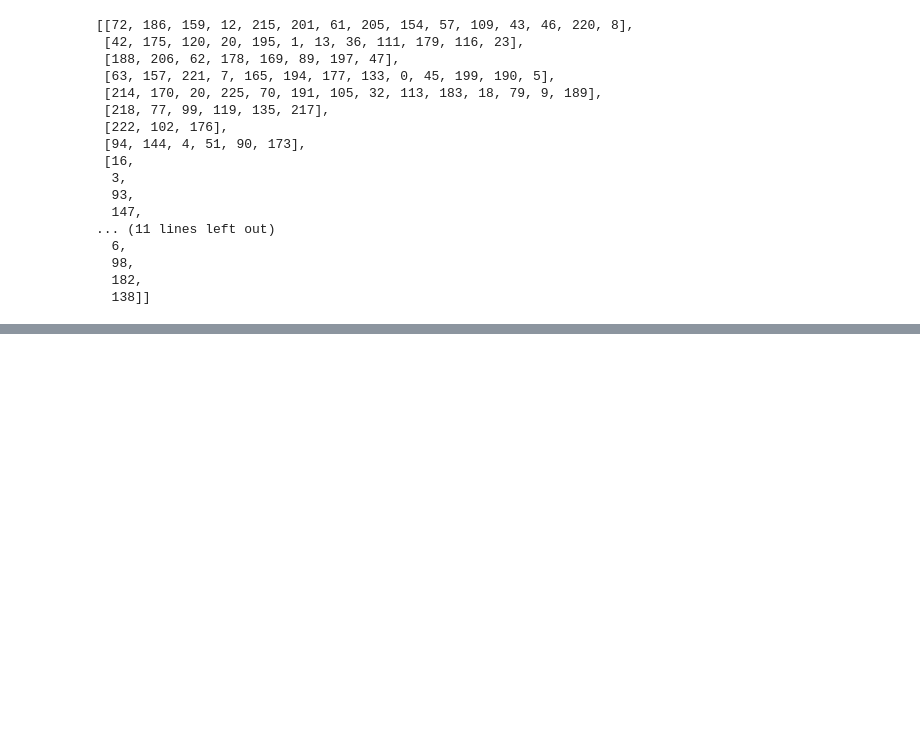
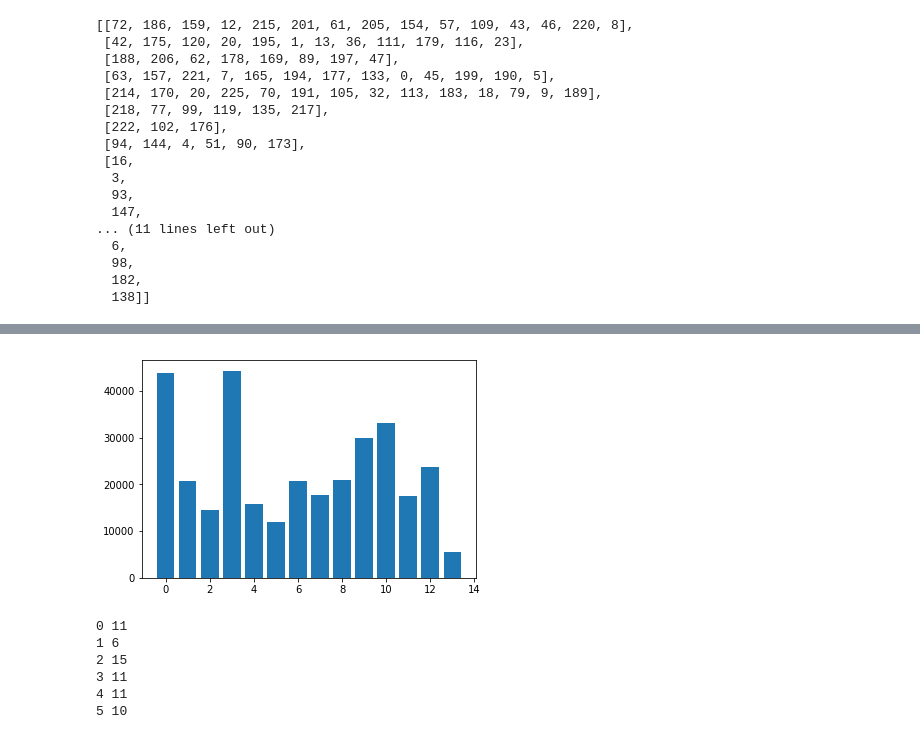
Before and after one commit to rykachevskiy/CRISPR, a Jupyter notebook: Hierarcical/hierarcical-pipeline-Copy2.ipynb, the cells around one changed output, grey strips where cells are left out. Saved outputs shown, nothing was run; the diff lists cells and outputs as text; code cells hidden in the pictures; blank space fills up the shorter version.

```diff
--- a/Hierarcical/hierarcical-pipeline-Copy2.ipynb
+++ b/Hierarcical/hierarcical-pipeline-Copy2.ipynb
@@ -313,0 +663,19 @@ cl2
+# %%
+def barplot(*args):
+    for arg in args:
+        plt.bar(np.arange(len(arg)), arg)
+# %%
+barplot(weights[1])
+# %% [output]
+[figure, added]
+# %%
+i = 2
+for a,b in zip(range(len(arrays_as_spacers[i])), [count_as_in_b('CG', x) for x in arrays_as_spacers[i]]):
+    print(a,b)
+# %% [output]
+0 11
+1 6
+2 15
+3 11
+4 11
+5 10
```
Also changed, not shown: parts of 45 cells of this notebook, 2 other files.
